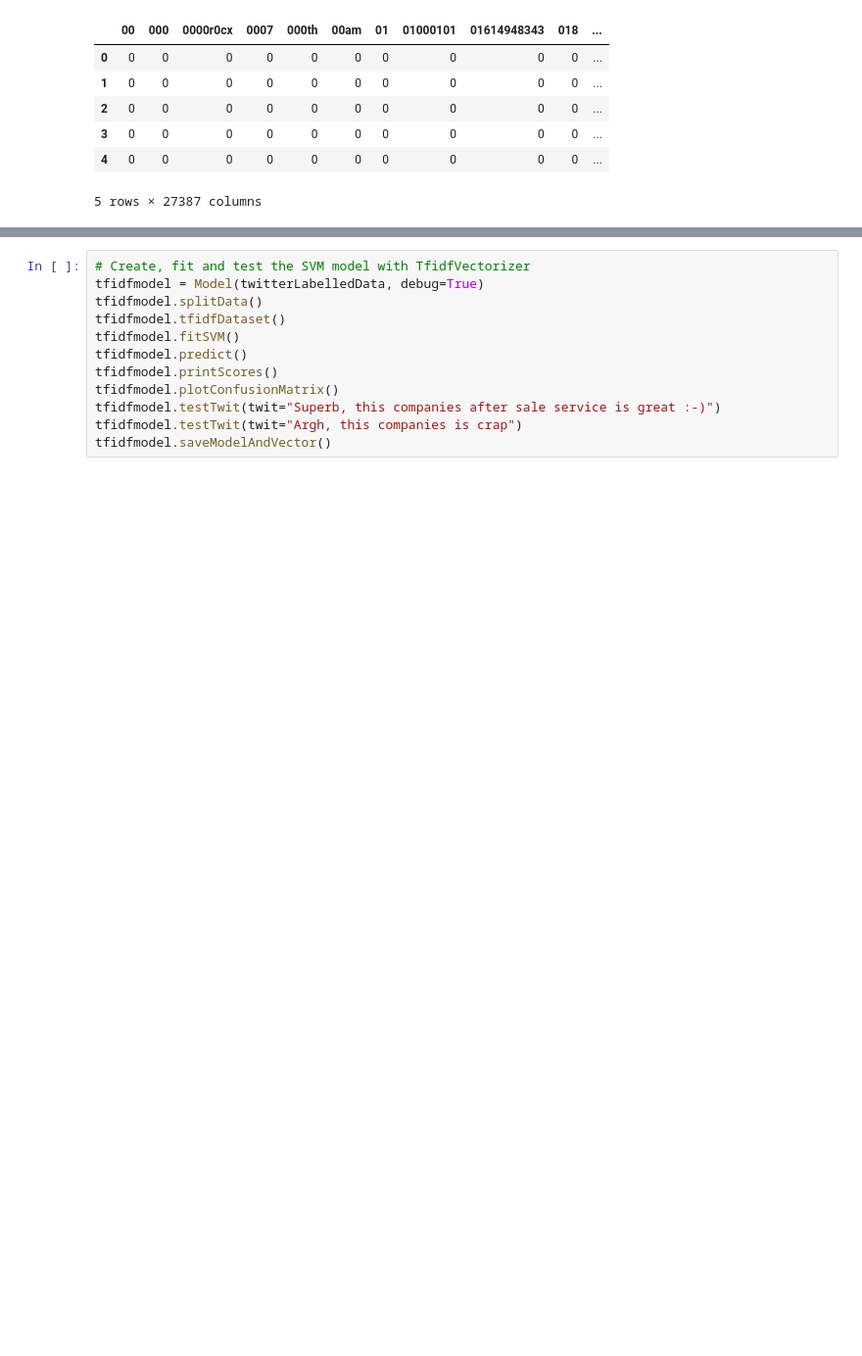
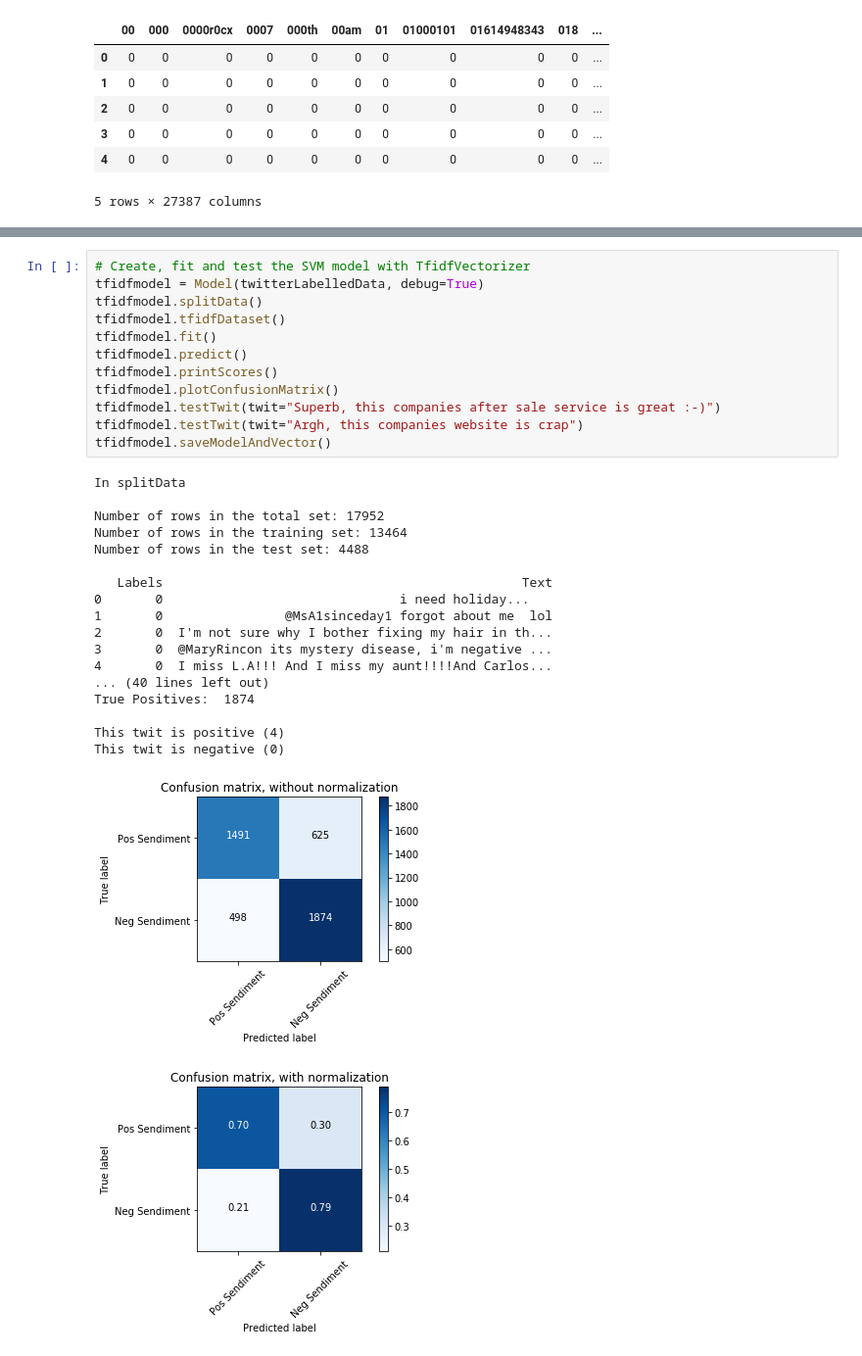
Before and after one commit to psullus/machine-learning, a Jupyter notebook: capstone/capstone.ipynb, the cells around one changed output, grey strips where cells are left out. Shown: that part at 98% size. Drawn from its saved outputs; the diff is of its cells as text; blank space fills up the shorter version.

```diff
--- a/capstone/capstone.ipynb
+++ b/capstone/capstone.ipynb
@@ -154,12 +165,32 @@ NameError: name 'pickle' is not defined
 # %%
 # Create, fit and test the SVM model with TfidfVectorizer
 tfidfmodel = Model(twitterLabelledData, debug=True)
 tfidfmodel.splitData()
 tfidfmodel.tfidfDataset()
-tfidfmodel.fitSVM()
+tfidfmodel.fit()
 tfidfmodel.predict()
 tfidfmodel.printScores()
 tfidfmodel.plotConfusionMatrix()
 tfidfmodel.testTwit(twit="Superb, this companies after sale service is great :-)")
-tfidfmodel.testTwit(twit="Argh, this companies is crap")
+tfidfmodel.testTwit(twit="Argh, this companies website is crap")
 tfidfmodel.saveModelAndVector()
+# %% [output]
+In splitData
+
+Number of rows in the total set: 17952
+Number of rows in the training set: 13464
+Number of rows in the test set: 4488
+
+   Labels                                               Text
+0       0                               i need holiday...
+1       0                @MsA1sinceday1 forgot about me  lol
+2       0  I'm not sure why I bother fixing my hair in th...
+3       0  @MaryRincon its mystery disease, i'm negative ...
+4       0  I miss L.A!!! And I miss my aunt!!!!And Carlos...
+... (40 lines left out)
+True Positives:  1874
+
+This twit is positive (4)
+This twit is negative (0)
+[figure, added]
+[figure, added]
```
Also changed, not shown: parts of 4 cells of this notebook, 2 other files.
